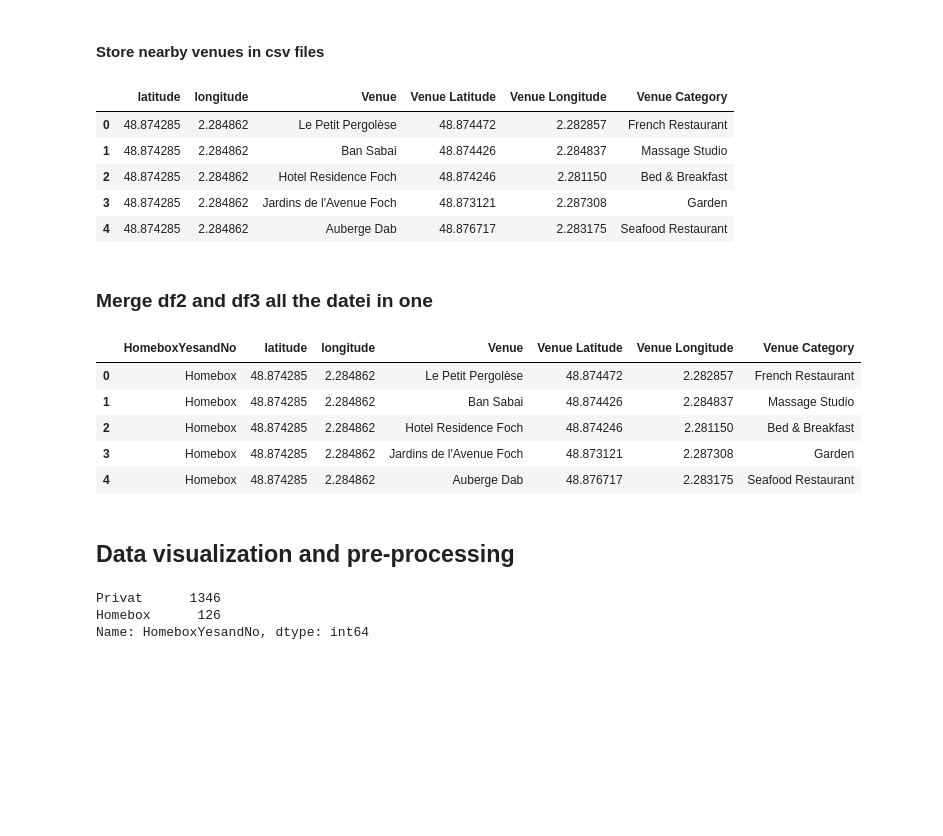
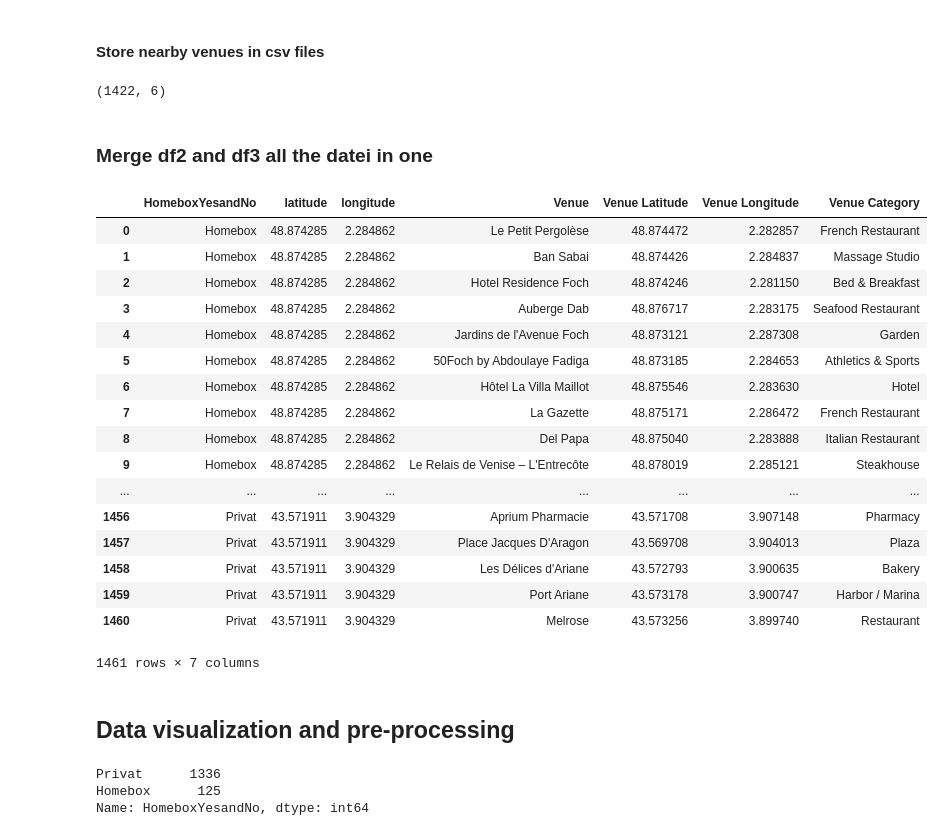
Before and after one commit to loth84/github-example, a Jupyter notebook: Scraping_home_box.ipynb, the cells around one changed output. Drawn from its saved outputs; the diff is of its cells as text; code cells hidden in the pictures; blank space fills up the shorter version.

```diff
--- a/Scraping_home_box.ipynb
+++ b/Scraping_home_box.ipynb
@@ -369,31 +383,39 @@ nearby_venues.to_csv('HomeboxVenues.csv')
 # %%
-df3=pd.read_csv('HomeboxVenues.csv')
+df3=pd.read_csv('HomeboxVenuesLim10etrad500.csv')
 df3=df3.drop(['Unnamed: 0', 'Neighborhood'],axis=1)
 # Change Name of different Collomns from the Data Frame
 df3.columns = ['latitude', 'longitude', 'Venue', 'Venue Latitude', 'Venue Longitude', 'Venue Category']
-#df3.shape
-df3.head()
+df3.shape
+#df3.head()
 # %% [output]
-|  | latitude | longitude | Venue | Venue Latitude | Venue Longitude | Venue Category |
-| 0 | 48.874285 | 2.284862 | Le Petit Pergolèse | 48.874472 | 2.282857 | French Restaurant |
-| 1 | 48.874285 | 2.284862 | Ban Sabai | 48.874426 | 2.284837 | Massage Studio |
-| 2 | 48.874285 | 2.284862 | Hotel Residence Foch | 48.874246 | 2.281150 | Bed & Breakfast |
-| 3 | 48.874285 | 2.284862 | Jardins de l'Avenue Foch | 48.873121 | 2.287308 | Garden |
-| 4 | 48.874285 | 2.284862 | Auberge Dab | 48.876717 | 2.283175 | Seafood Restaurant |
+(1422, 6)
 # %% [markdown]
 ### Merge df2 and df3 all the datei in one
 # %%
 df_pos = pd.merge(df2, df3, on=['latitude'], how='inner')
 df_pos=df_pos.drop(['longitude_x'],axis=1)
 df_pos.columns=['HomeboxYesandNo','latitude','longitude','Venue', 'Venue Latitude','Venue Longitude','Venue Category']
-df_pos.head()
+df_pos
+#df_pos.shape
 # %% [output]
 |  | HomeboxYesandNo | latitude | longitude | Venue | Venue Latitude | Venue Longitude | Venue Category |
 | 0 | Homebox | 48.874285 | 2.284862 | Le Petit Pergolèse | 48.874472 | 2.282857 | French Restaurant |
 | 1 | Homebox | 48.874285 | 2.284862 | Ban Sabai | 48.874426 | 2.284837 | Massage Studio |
 | 2 | Homebox | 48.874285 | 2.284862 | Hotel Residence Foch | 48.874246 | 2.281150 | Bed & Breakfast |
-| 3 | Homebox | 48.874285 | 2.284862 | Jardins de l'Avenue Foch | 48.873121 | 2.287308 | Garden |
-| 4 | Homebox | 48.874285 | 2.284862 | Auberge Dab | 48.876717 | 2.283175 | Seafood Restaurant |
+| 3 | Homebox | 48.874285 | 2.284862 | Auberge Dab | 48.876717 | 2.283175 | Seafood Restaurant |
+| 4 | Homebox | 48.874285 | 2.284862 | Jardins de l'Avenue Foch | 48.873121 | 2.287308 | Garden |
+| 5 | Homebox | 48.874285 | 2.284862 | 50Foch by Abdoulaye Fadiga | 48.873185 | 2.284653 | Athletics & Sports |
+| 6 | Homebox | 48.874285 | 2.284862 | Hôtel La Villa Maillot | 48.875546 | 2.283630 | Hotel |
+| 7 | Homebox | 48.874285 | 2.284862 | La Gazette | 48.875171 | 2.286472 | French Restaurant |
+| 8 | Homebox | 48.874285 | 2.284862 | Del Papa | 48.875040 | 2.283888 | Italian Restaurant |
+| 9 | Homebox | 48.874285 | 2.284862 | Le Relais de Venise – L'Entrecôte | 48.878019 | 2.285121 | Steakhouse |
+| ... | ... | ... | ... | ... | ... | ... | ... |
+| 1456 | Privat | 43.571911 | 3.904329 | Aprium Pharmacie | 43.571708 | 3.907148 | Pharmacy |
+| 1457 | Privat | 43.571911 | 3.904329 | Place Jacques D'Aragon | 43.569708 | 3.904013 | Plaza |
+| 1458 | Privat | 43.571911 | 3.904329 | Les Délices d'Ariane | 43.572793 | 3.900635 | Bakery |
+| 1459 | Privat | 43.571911 | 3.904329 | Port Ariane | 43.573178 | 3.900747 | Harbor / Marina |
+| 1460 | Privat | 43.571911 | 3.904329 | Melrose | 43.573256 | 3.899740 | Restaurant |
+1461 rows × 7 columns
 # %%
 df_pos.to_csv('Homeboxwithdifferentvenues.csv')
 # %% [markdown]
@@ -401,8 +423,8 @@ df_pos.to_csv('Homeboxwithdifferentvenues.csv')
 # %%
 df_pos['HomeboxYesandNo'].value_counts()
 # %% [output]
-Privat      1346
-Homebox      126
+Privat      1336
+Homebox      125
 Name: HomeboxYesandNo, dtype: int64
 # %%
 df_pos=pd.read_csv('Homeboxwithdifferentvenues.csv')
```
Also changed, not shown: parts of 26 cells of this notebook, 15 other files.
